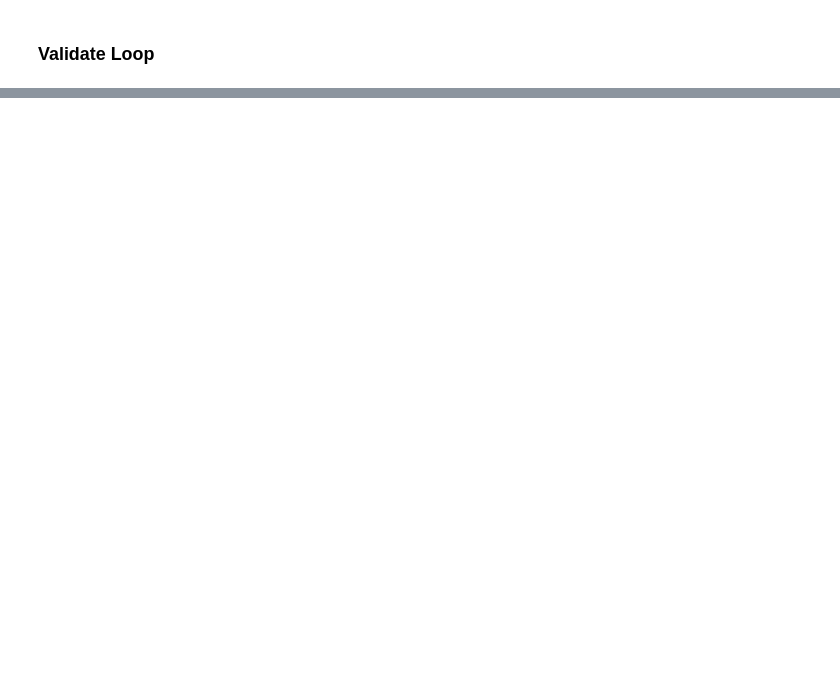
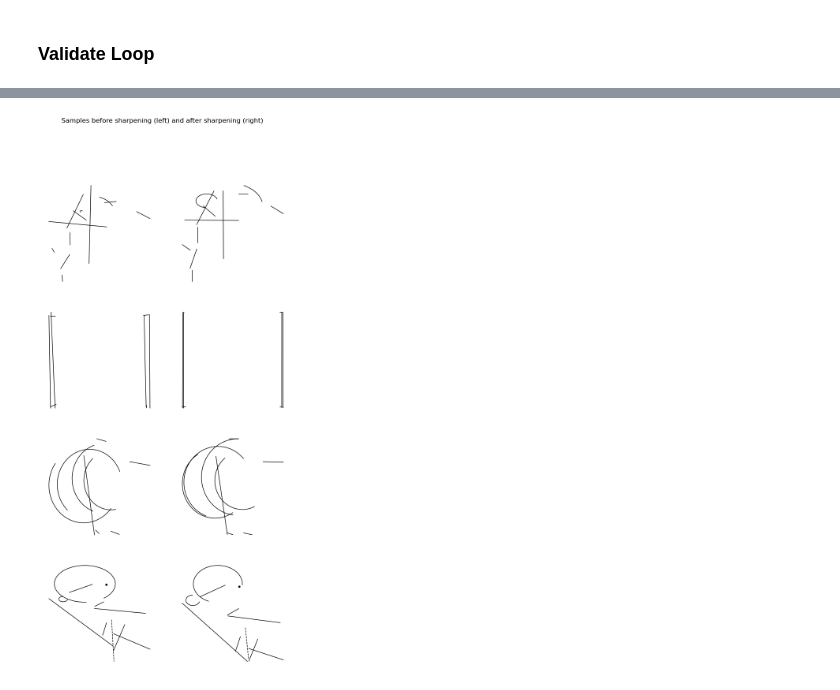
Before and after one commit to Sathware/SketchDNN, a Jupyter notebook: diffusion_gumbel.ipynb, the cells around one changed output, grey strips where cells are left out. Cells and saved outputs as stored; diff of their text form; code cells hidden in the pictures; blank space fills up the shorter version.

```diff
--- a/diffusion_gumbel.ipynb
+++ b/diffusion_gumbel.ipynb
@@ -1146,0 +1531,15 @@ plt.close()
+# %%
+from collections import OrderedDict
+
+def DDP_to_normal(state_dict):
+    new_state_dict = OrderedDict()
+    for k, v in state_dict.items():
+        name = k[7:]  # Remove 'module.'
+        new_state_dict[name] = v
+
+    return new_state_dict
+
+def freeze_model(model):
+    model = model.eval()
+    for p in model.parameters():
+        p.requires_grad = False
@@ -1146,0 +1596,26 @@ plt.close()
+# %%
+with torch.no_grad():
+    latents = sample_latent(4)
+    noisy_nodes, noisy_edges = vae.decoder(latents)
+
+    nodes = noisy_nodes.clone()
+    edges = noisy_edges.clone()
+
+    for _ in range(2):
+        nodes, edges = sharpener(nodes, edges)
+
+        # Normalize probs
+        nodes[...,0] = torch.sigmoid(nodes[...,0])
+        nodes[...,1:6] = torch.softmax(nodes[...,1:6], dim = -1)
+
+        edges[...,0:4] = torch.softmax(edges[...,0:4], dim = -1)
+        edges[...,4:8] = torch.softmax(edges[...,4:8], dim = -1)
+        edges[...,8: ] = torch.softmax(edges[...,8: ], dim = -1)
+
+    fig, axes = plt.subplots(nrows = 4, ncols = 2, figsize=(8, 16))
+    fig.suptitle("Samples before sharpening (left) and after sharpening (right)", fontsize = 12)
+    for i in range(4):
+        SketchDataset.render_graph(noisy_nodes[i].cpu(), noisy_edges[i].cpu(), axes[i, 0])
+        SketchDataset.render_graph(nodes[i].cpu(), edges[i].cpu(), axes[i, 1])
+# %% [output]
+[figure, added]
```
Also changed, not shown: parts of 37 cells of this notebook, 19 other files.
